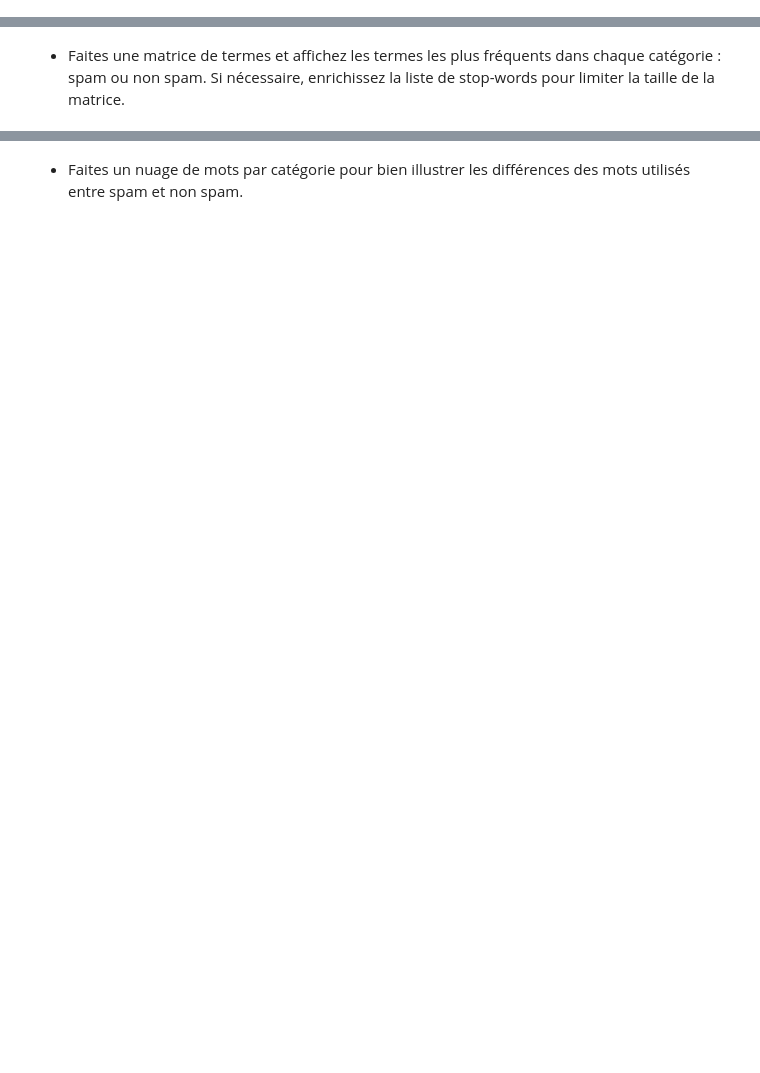
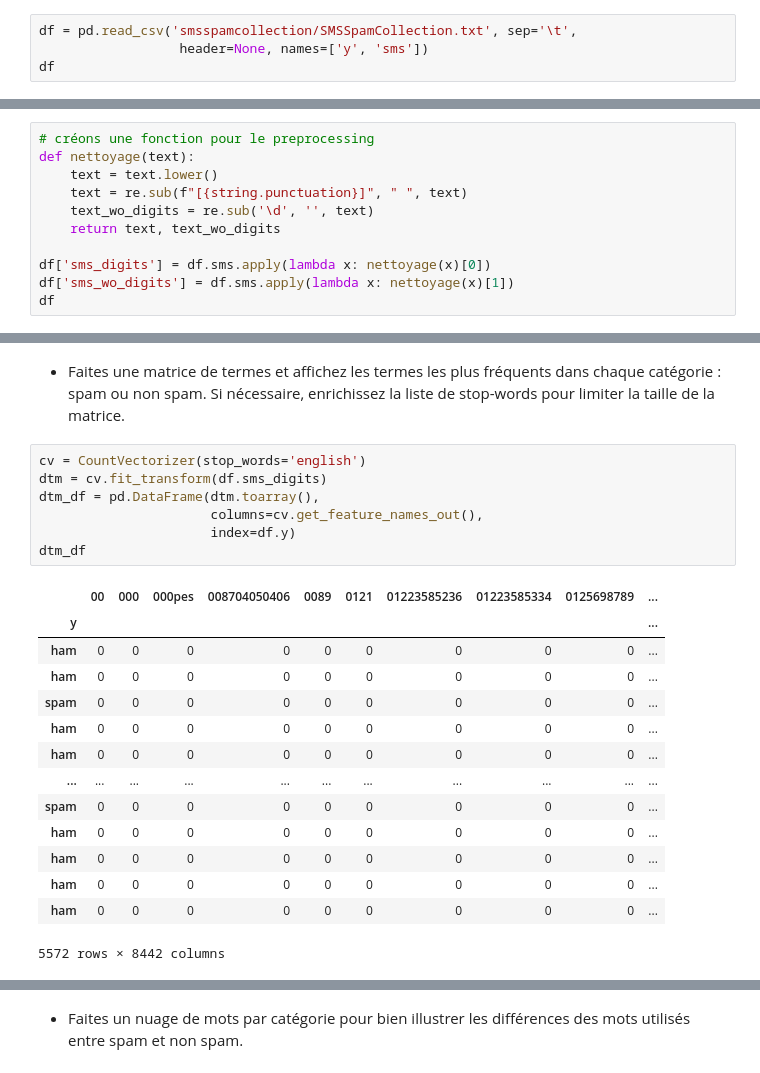
Before and after one commit to louiskuhn/IA-P2-Euskadi, a Jupyter notebook: Ressources/Machine Learning/NLP/3. NLP_classification textos.ipynb, the cells around one changed output, grey strips where cells are left out. Drawn from its saved outputs; the diff is of its cells as text; blank space fills up the shorter version.

```diff
--- a/Ressources/Machine Learning/NLP/3. NLP_classification textos.ipynb
+++ b/Ressources/Machine Learning/NLP/3. NLP_classification textos.ipynb
@@ -5,2 +15,6 @@ Dans ce cas pratique, on cherche à entraîner un modèle capable de prédire si
 # %% [markdown]
 - Importez la base de données dans un dataframe
+# %%
+df = pd.read_csv('smsspamcollection/SMSSpamCollection.txt', sep='\t',
+                  header=None, names=['y', 'sms'])
+df
@@ -7,2 +35,13 @@ Dans ce cas pratique, on cherche à entraîner un modèle capable de prédire si
 # %% [markdown]
 - Appliquez les transformations usuelles du texte pour faciliter l'analyse textuelle
+# %%
+# créons une fonction pour le preprocessing
+def nettoyage(text):
+    text = text.lower()
+    text = re.sub(f"[{string.punctuation}]", " ", text)
+    text_wo_digits = re.sub('\d', '', text)
+    return text, text_wo_digits
+
+df['sms_digits'] = df.sms.apply(lambda x: nettoyage(x)[0])
+df['sms_wo_digits'] = df.sms.apply(lambda x: nettoyage(x)[1])
+df
@@ -9,2 +62,24 @@ Dans ce cas pratique, on cherche à entraîner un modèle capable de prédire si
 # %% [markdown]
 - Faites une matrice de termes et affichez les termes les plus fréquents dans chaque catégorie : spam ou non spam. Si nécessaire, enrichissez la liste de stop-words pour limiter la taille de la matrice.
+# %%
+cv = CountVectorizer(stop_words='english')
+dtm = cv.fit_transform(df.sms_digits)
+dtm_df = pd.DataFrame(dtm.toarray(),
+                      columns=cv.get_feature_names_out(),
+                      index=df.y)
+dtm_df
+# %% [output]
+|  | 00 | 000 | 000pes | 008704050406 | 0089 | 0121 | 01223585236 | 01223585334 | 0125698789 | ... |
+| y |  |  |  |  |  |  |  |  |  | ... |
+| ham | 0 | 0 | 0 | 0 | 0 | 0 | 0 | 0 | 0 | ... |
+| ham | 0 | 0 | 0 | 0 | 0 | 0 | 0 | 0 | 0 | ... |
+| spam | 0 | 0 | 0 | 0 | 0 | 0 | 0 | 0 | 0 | ... |
+| ham | 0 | 0 | 0 | 0 | 0 | 0 | 0 | 0 | 0 | ... |
+| ham | 0 | 0 | 0 | 0 | 0 | 0 | 0 | 0 | 0 | ... |
+| ... | ... | ... | ... | ... | ... | ... | ... | ... | ... | ... |
+| spam | 0 | 0 | 0 | 0 | 0 | 0 | 0 | 0 | 0 | ... |
+| ham | 0 | 0 | 0 | 0 | 0 | 0 | 0 | 0 | 0 | ... |
+| ham | 0 | 0 | 0 | 0 | 0 | 0 | 0 | 0 | 0 | ... |
+| ham | 0 | 0 | 0 | 0 | 0 | 0 | 0 | 0 | 0 | ... |
+| ham | 0 | 0 | 0 | 0 | 0 | 0 | 0 | 0 | 0 | ... |
+5572 rows × 8442 columns
```
Also changed, not shown: parts of 12 cells of this notebook, 4 other files.
